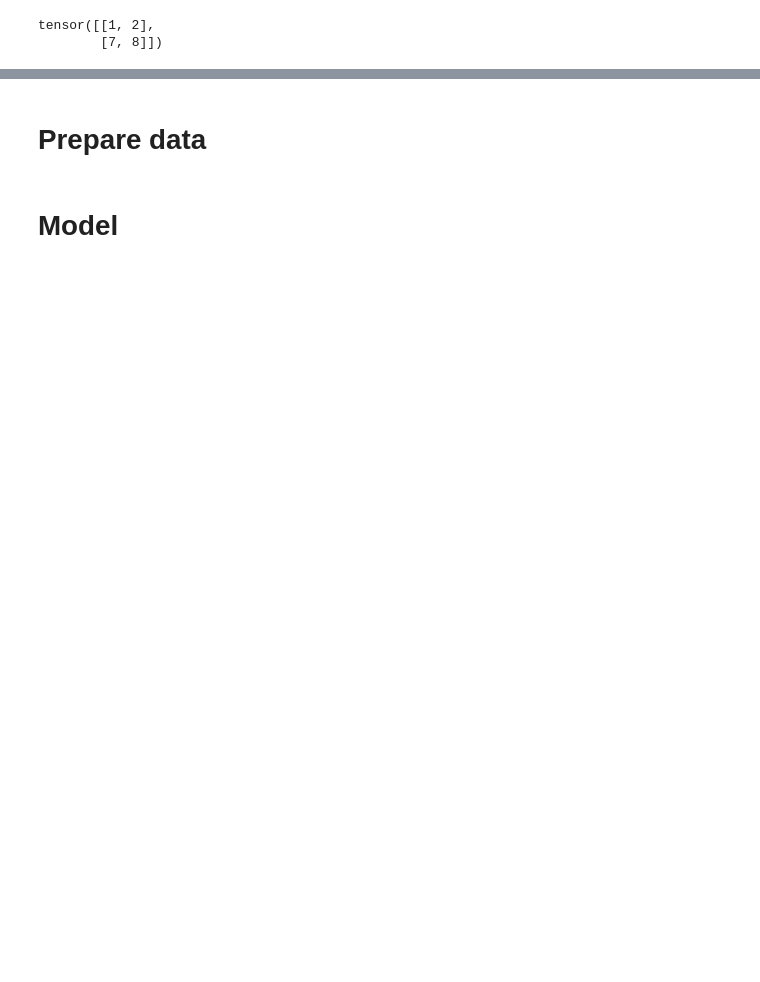
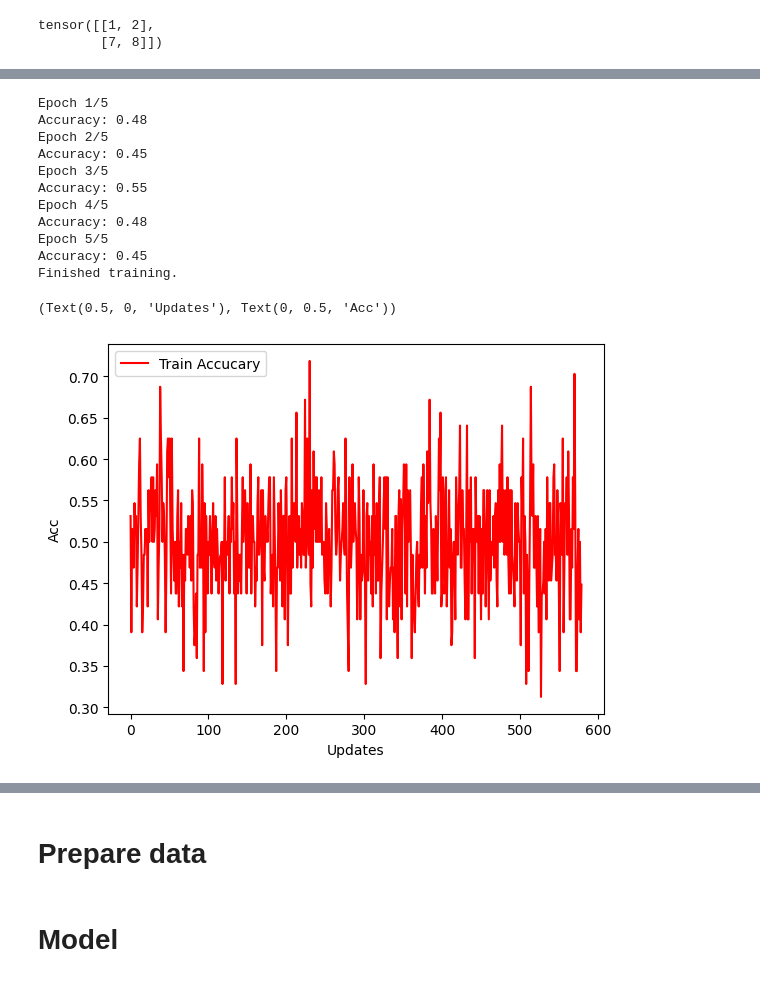
Before and after one commit to RasmusML/nlp_question_answer_project, a Jupyter notebook: 2. Representation Learning.ipynb, the cells around one changed output, grey strips where cells are left out. Drawn from its saved outputs; the diff is of its cells as text; code cells hidden in the pictures; blank space fills up the shorter version.

Commit message:
first model for Q2

```diff
--- a/2. Representation Learning.ipynb
+++ b/2. Representation Learning.ipynb
@@ -222,0 +228,11 @@ TinyNetwork2(
+# %%
+def prepare_embedding_matrix(embed_matrix):
+    embed_dim = embed_matrix.shape[1]
+    pad = torch.zeros(embed_dim, dtype=torch.float32)
+    OOV = torch.zeros(embed_dim, dtype=torch.float32)
+    embed_pre = (torch.tensor(embed_matrix, dtype=torch.float32))
+
+    pad_id = embed_pre.shape[1]
+    OOV_id = embed_pre.shape[1] + 1
+
+    return torch.vstack((embed_pre, pad, OOV)), pad_id, OOV_id
@@ -222,0 +241,7 @@ TinyNetwork2(
+# %%
+tok2vec = compress_fasttext.models.CompressedFastTextKeyedVectors.load("fasttext-en-mini")
+pretrained_embeddings, pad_id, OOV_id = prepare_embedding_matrix(tok2vec.get_normed_vectors())
+
+model = TinyNetwork2(pretrained_embeddings)
+model.to(device)
+print(model)
@@ -235,3 +267,3 @@ Output probabilities:
 # %%
 loss_fn = nn.CrossEntropyLoss()
-optimizer = optim.Adam(model.parameters(), lr=1e-2)
+optimizer = optim.Adam(model.parameters(), lr=1e-3)
@@ -238,3 +280,61 @@ optimizer = optim.Adam(model.parameters(), lr=1e-2)
+# %%
+batch_size = 64
+num_epochs = 5
+
+train_dataset = QuestionAnsweredDatasetReader(train_en, tok2vec)
+train_dataloader = DataLoader(train_dataset, batch_size=batch_size, shuffle=True, collate_fn=collate_batch)
+
+train_accuracies = []
+valid_accuracies = []
+
+train_acc = []
+
+for epoch in range(num_epochs):
+    print("Epoch {}/{}".format(epoch+1, num_epochs))
+
+    for token_ids, sequence_lengths, targets in train_dataloader:
+        model.train()
+
+        # Forward pass.
+        outputs = model(token_ids, sequence_lengths)
+        loss = loss_fn(outputs, targets)
+
+        # Backward pass.
+        optimizer.zero_grad()
+        loss.backward()
+        #torch.nn.utils.clip_grad_norm_(model.parameters(), 1.0)
+        optimizer.step()
+
+        # Do prediction
+        predictions = outputs.max(1)[1]
+
+        accuracy = accuracy_score(targets, predictions)
+        train_acc.append(accuracy)
+
+    print("Accuracy: {:.2f}".format(accuracy))
+
+
+print("Finished training.")
+
+epoch = np.arange(len(train_acc))
+plt.figure()
+plt.plot(epoch, train_acc, 'r')
+plt.legend(['Train Accucary','Validation Accuracy'])
+plt.xlabel('Updates'), plt.ylabel('Acc')
+# %% [output]
+Epoch 1/5
+Accuracy: 0.48
+Epoch 2/5
+Accuracy: 0.45
+Epoch 3/5
+Accuracy: 0.55
+Epoch 4/5
+Accuracy: 0.48
+Epoch 5/5
+Accuracy: 0.45
+Finished training.
+(Text(0.5, 0, 'Updates'), Text(0, 0.5, 'Acc'))
+[figure, added]
 # %%
 num_epochs = 10
 
```
Also changed, not shown: parts of 36 cells of this notebook, 1 other file.
